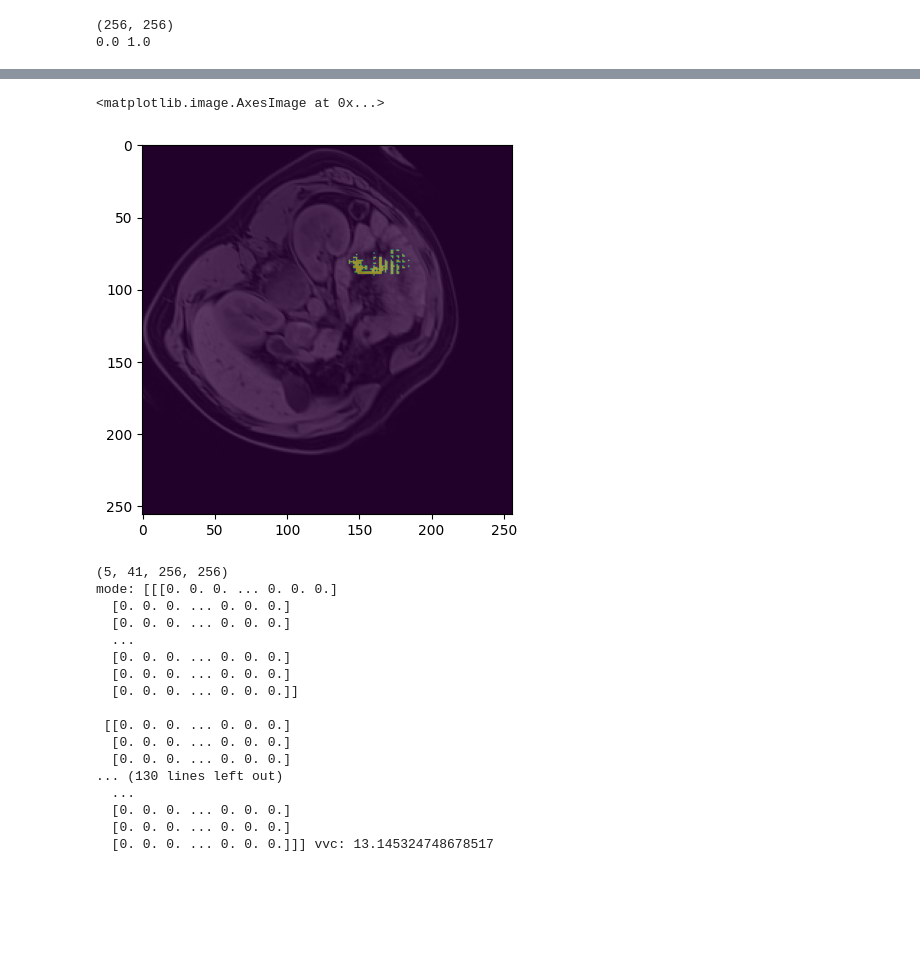
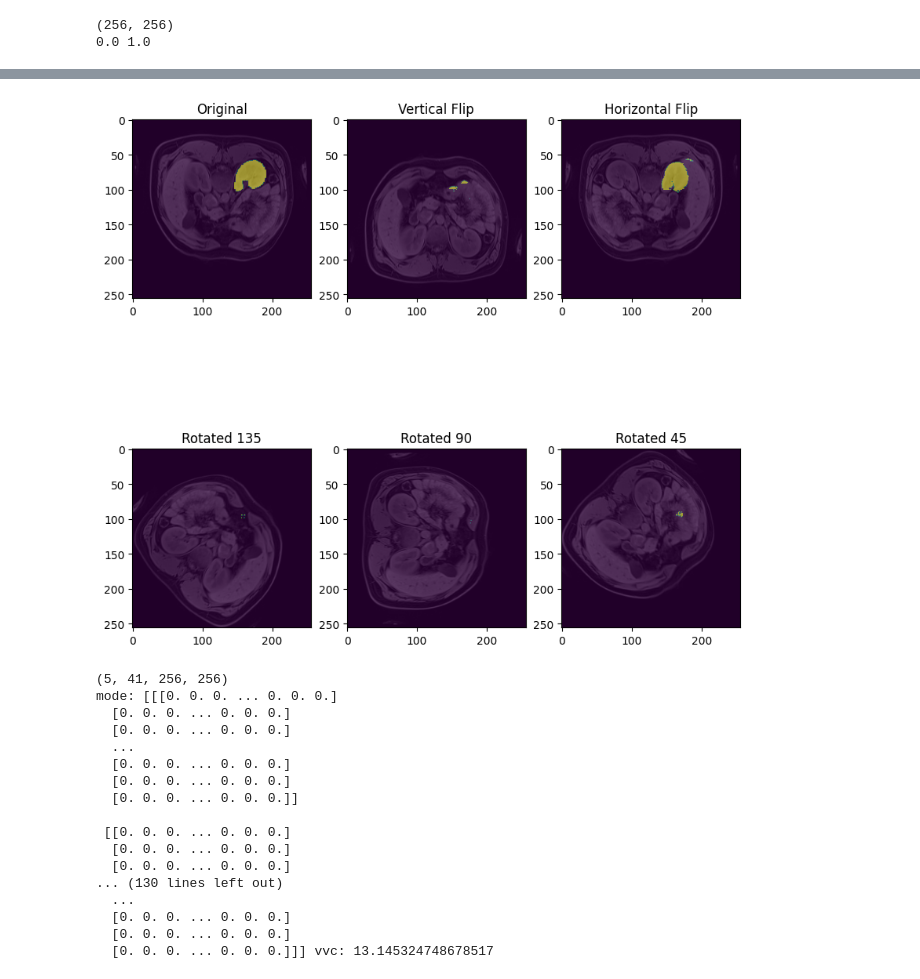
Before and after one commit to yexincheng/ALMRI, a Jupyter notebook: research_questions.ipynb, the cells around one changed output, grey strips where cells are left out. Cells and saved outputs as stored; diff of their text form; code cells hidden in the pictures; blank space fills up the shorter version.

```diff
--- a/research_questions.ipynb
+++ b/research_questions.ipynb
@@ -283,5 +278,12 @@ plt.imshow(slice_45)
+# %%
+original_sam = '/scratch/project/bollmann_lab/xincheng/segmentation/ALMRI/checkpoints/SAM/sam_vit_b_01ec64.pth'
+original_medsam = '/scratch/project/bollmann_lab/xincheng/segmentation/ALMRI/checkpoints/MedSAM/medsam_20230423_vit_b_0.0.1.pth'
+sam_random_40 = '/scratch/project/bollmann_lab/xincheng/segmentation/ALMRI/checkpoints/SAM_MRI_LeftKidney_random/seed2023/epochs100/SAM_vit_b_40_latest.pth'
+medsam_random_40 = '/scratch/project/bollmann_lab/xincheng/segmentation/ALMRI/checkpoints/MedSAM_MRI_LeftKidney_random/seed2023/epochs100/MedSAM_vit_b_40_latest.pth'
+dynunet_random_40 = '/scratch/project/bollmann_lab/xincheng/segmentation/ALMRI/checkpoints/DynUNet_MRI_LeftKidney_random/seed2023/epochs100/DynUNet_vit_b_40_latest.pth'
 # %%
-sam_lk = sam_model_registry['vit_b'](checkpoint='checkpoints/SAM_MRI_LeftKidney_random/epochs150/SAM_vit_b_40_latest.pth').to(device)
+# sam related model prediction
+sam_lk = sam_model_registry['vit_b'](checkpoint=original_sam).to(device)
 predictor = SamPredictor(sam_lk)
 transformed_preds = []  # 1m30s
 for img in transformed_img:
@@ -336,9 +303,34 @@ sub-50890
-# %%
-plt.imshow(transformed_img[0][index])
-plt.imshow(transformed_preds[0][index], alpha=0.5)
-# %% [output]
-<matplotlib.image.AxesImage at 0x...>
-[figure, removed]
+# %%
+# plot predictions after tta
+fig, ax = plt.subplots(2, 3, figsize=(10, 10))
+index = 22
+ax[0,0].imshow(imgs[index])
+ax[0,0].imshow(gts[index], alpha=0.5)
+ax[0,0].title.set_text('Original')
+
+ax[0,1].imshow(transformed_img[4][index], cmap='gray')
+ax[0,1].imshow(transformed_preds[4][index], alpha=0.5)
+ax[0,1].title.set_text('Vertical Flip')
+
+ax[0,2].imshow(transformed_img[3][index], cmap='gray')
+ax[0,2].imshow(transformed_preds[3][index], alpha=0.5)
+ax[0,2].title.set_text('Horizontal Flip')
+
+ax[1,0].imshow(transformed_img[2][index], cmap='gray')
+ax[1,0].imshow(transformed_preds[2][index], alpha=0.5)
+ax[1,0].title.set_text('Rotated 135')
+
+ax[1,1].imshow(transformed_img[1][index], cmap='gray')
+ax[1,1].imshow(transformed_preds[1][index], alpha=0.5)
+ax[1,1].title.set_text('Rotated 90')
+
+ax[1,2].imshow(transformed_img[0][index], cmap='gray')
+ax[1,2].imshow(transformed_preds[0][index], alpha=0.5)
+ax[1,2].title.set_text('Rotated 45')
+
+plt.show()
+# %% [output]
+[figure, added]
 # %%
 transformed_preds_array = np.array(transformed_preds)
 print(transformed_preds_array.shape)
```
Also changed, not shown: parts of 6 cells of this notebook.
